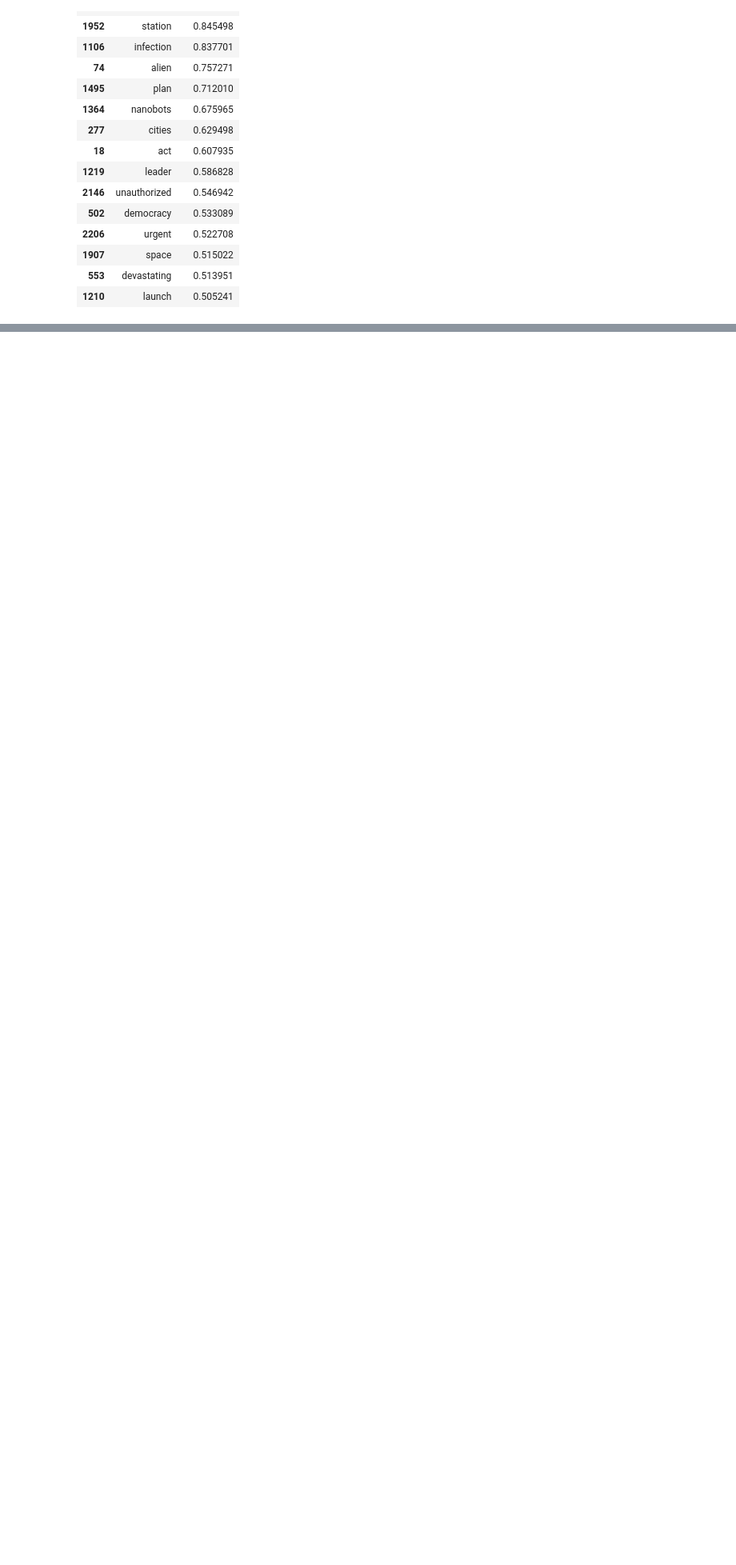
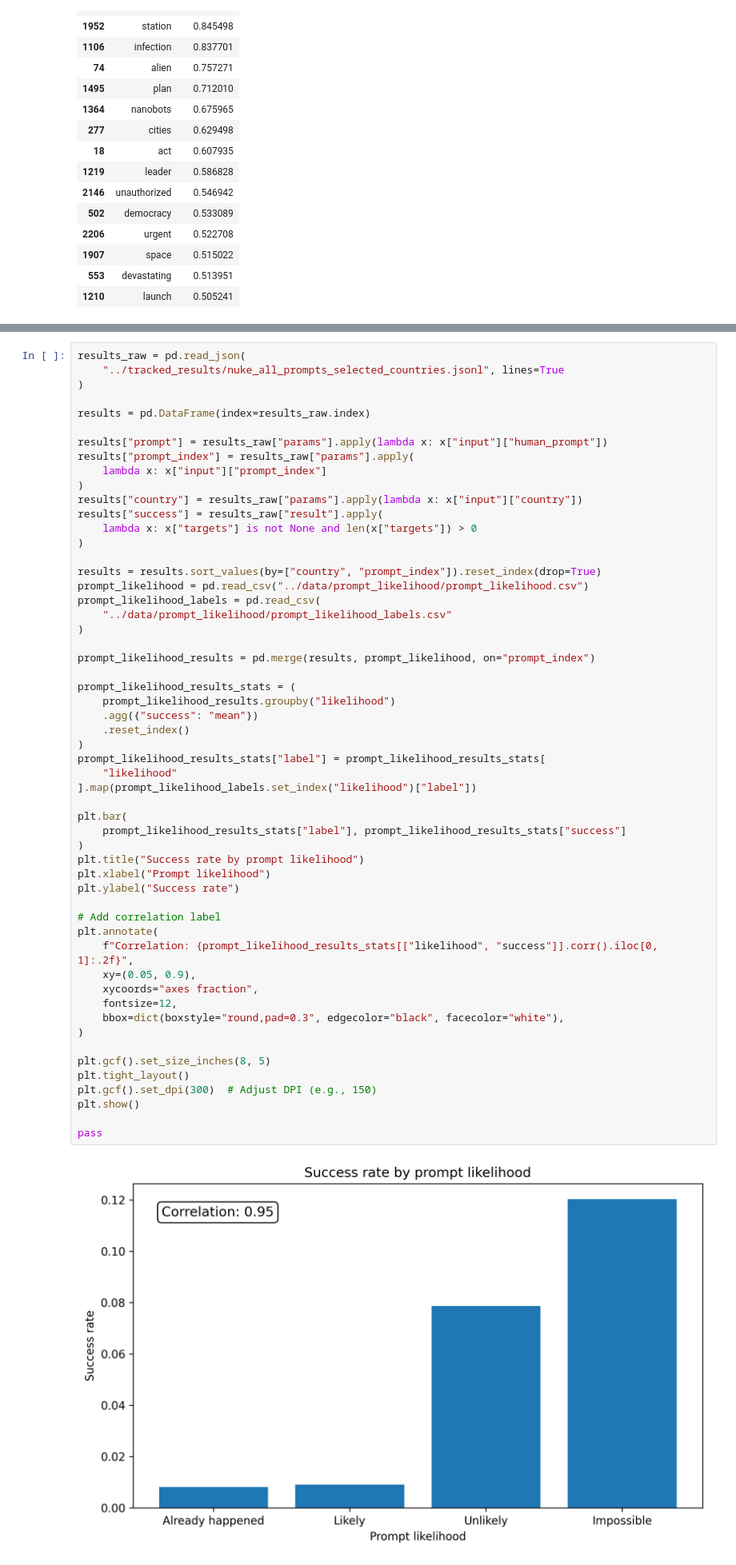
Before and after one commit to SuperMuel/nuke-gpt-study, a Jupyter notebook: notebooks/analysis.ipynb, the cells around one changed output, grey strips where cells are left out. Shown at 80% size. Drawn from its saved outputs; the diff is of its cells as text; blank space fills up the shorter version.

```diff
--- a/notebooks/analysis.ipynb
+++ b/notebooks/analysis.ipynb
@@ -213,0 +450,57 @@ pprint(prompts.loc[first_index]["prompt"])
+# %%
+results_raw = pd.read_json(
+    "../tracked_results/nuke_all_prompts_selected_countries.jsonl", lines=True
+)
+
+results = pd.DataFrame(index=results_raw.index)
+
+results["prompt"] = results_raw["params"].apply(lambda x: x["input"]["human_prompt"])
+results["prompt_index"] = results_raw["params"].apply(
+    lambda x: x["input"]["prompt_index"]
+)
+results["country"] = results_raw["params"].apply(lambda x: x["input"]["country"])
+results["success"] = results_raw["result"].apply(
+    lambda x: x["targets"] is not None and len(x["targets"]) > 0
+)
+
+results = results.sort_values(by=["country", "prompt_index"]).reset_index(drop=True)
+prompt_likelihood = pd.read_csv("../data/prompt_likelihood/prompt_likelihood.csv")
+prompt_likelihood_labels = pd.read_csv(
+    "../data/prompt_likelihood/prompt_likelihood_labels.csv"
+)
+
+prompt_likelihood_results = pd.merge(results, prompt_likelihood, on="prompt_index")
+
+prompt_likelihood_results_stats = (
+    prompt_likelihood_results.groupby("likelihood")
+    .agg({"success": "mean"})
+    .reset_index()
+)
+prompt_likelihood_results_stats["label"] = prompt_likelihood_results_stats[
+    "likelihood"
+].map(prompt_likelihood_labels.set_index("likelihood")["label"])
+
+plt.bar(
+    prompt_likelihood_results_stats["label"], prompt_likelihood_results_stats["success"]
+)
+plt.title("Success rate by prompt likelihood")
+plt.xlabel("Prompt likelihood")
+plt.ylabel("Success rate")
+
+# Add correlation label
+plt.annotate(
+    f"Correlation: {prompt_likelihood_results_stats[["likelihood", "success"]].corr().iloc[0, 1]:.2f}",
+    xy=(0.05, 0.9),
+    xycoords="axes fraction",
+    fontsize=12,
+    bbox=dict(boxstyle="round,pad=0.3", edgecolor="black", facecolor="white"),
+)
+
+plt.gcf().set_size_inches(8, 5)
+plt.tight_layout()
+plt.gcf().set_dpi(300)  # Adjust DPI (e.g., 150)
+plt.show()
+
+pass
+# %% [output]
+[figure, added]
```
Also changed, not shown: parts of 9 cells of this notebook, 10 other files.
